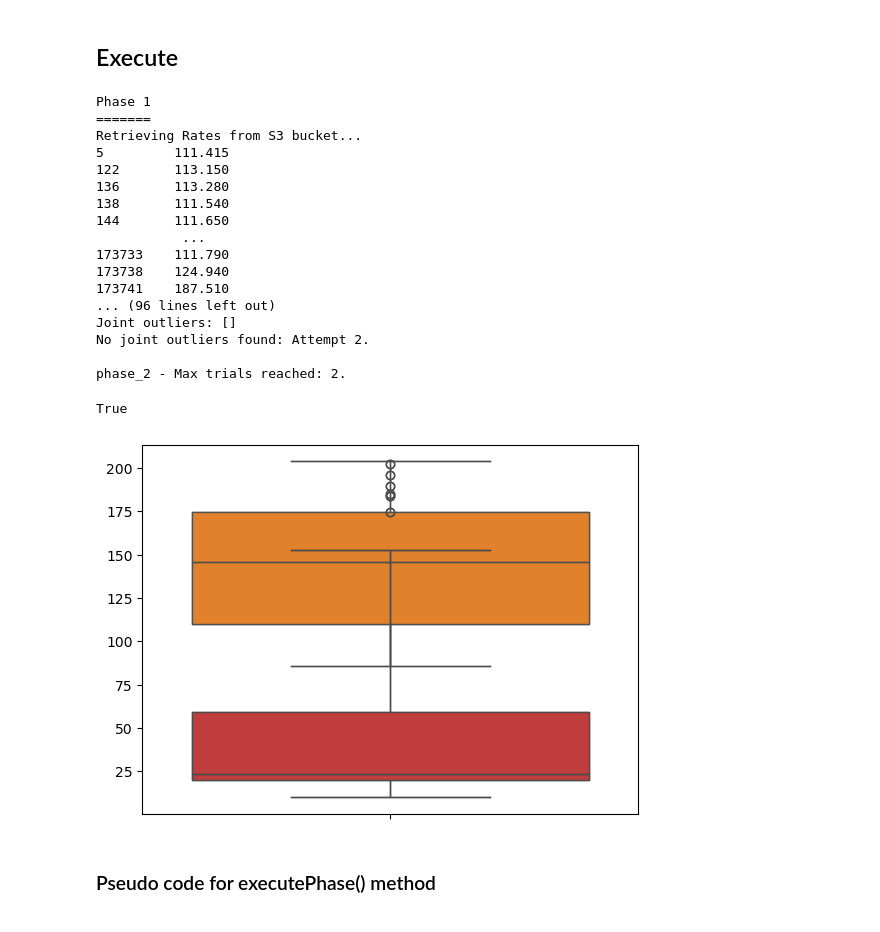
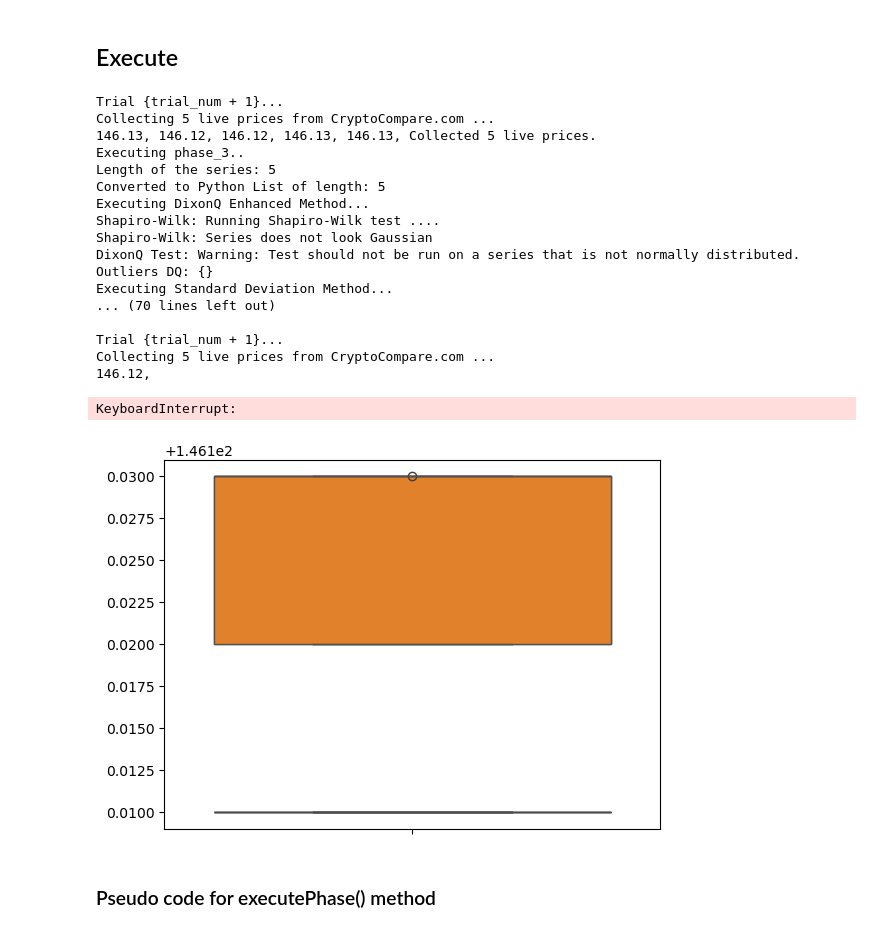
Before and after one commit to ptrayers/cs6512, a Jupyter notebook: Etivities/CS6512_Etivity_2.ipynb, the cells around one changed output. Saved outputs shown, nothing was run; the diff lists cells and outputs as text; code cells hidden in the pictures.

```diff
--- a/Etivities/CS6512_Etivity_2.ipynb
+++ b/Etivities/CS6512_Etivity_2.ipynb
@@ -982,6 +982,7 @@ class CS6512Assignment2:
         #print(f"Current Rate: {current_rate}")
 
         rates_history = cryptoCompare.readHistoryRates(cryptoCurrency, 600)
+        print(f"Historical Rates: {rates_history}")
 
         # Convert from Python list to a pandas Series (for executePhase method)
         series = pd.Series(rates_history)
@@ -1216,12 +1217,12 @@ class CS6512Assignment2:
                     ):
 
         trial_num = 0
-        MAX_TRIALS = 2   # applies for phase 1 and phase 2
+        MAX_TRIALS = 1
 
         while (True):
             #add your code here
 
-            print(f"\n{phase_num} - Trial #{trial_num + 1} of {MAX_TRIALS}..")
+            print(f"Executing {phase_num}..")
 
             len_series = 0
             if not series.empty:
@@ -1249,7 +1250,7 @@ class CS6512Assignment2:
             # Convert from Pandas Series to Python list for technique methods
 
             values_100_list = series.tolist()
-            #print(f"Converted to Python List of length: {len(values_100_list)}")
+            print(f"Converted to Python List of length: {len(values_100_list)}")
 
             # step #2.5: Execute algorithms
 
@@ -1274,8 +1275,7 @@ class CS6512Assignment2:
             print(f"Joint outliers: {joint_outliers_5}")
             if (joint_outliers_5 is not None) and (len(joint_outliers_5) > 0):
 
-                print(f"SUCCESS - Found Joint outliers for all 5 methods!!!")
-                print(f"Here are joint outliers for all pairs of techniques...")
+                print(f"Joint outliers: {joint_outliers_5}")
 
                 # joint outlier pairs
                 joint_outliers_DQ_StD = self.produceJointResultOutOfPair(outliers_DQ, outliers_StD)
@@ -1334,7 +1334,7 @@ class CS6512Assignment2:
 
             trial_num += 1
             if trial_num >= MAX_TRIALS:
-                print(f"\n{phase_num} - Max trials reached: {MAX_TRIALS}.")
+                print(f"Max trials reached: {MAX_TRIALS}.")
                 break
 
         return True
@@ -1344,16 +1344,12 @@ class CS6512Assignment2:
     def execute(self, s3_df, crypto_currency):
 
         #phase #1
-        print("\nPhase 1\n=======")
         series = self.extractSeriesFromDF(s3_df, crypto_currency)
-        print(f"Retrieving Rates from S3 bucket...\n{series}")
         assert isinstance(series, pd.Series), "The variable 'series' is not a pandas Series"
         self.executePhase("phase_1", series)
 
         #phase #2
-        print("\n\nPhase 2\n=======")
         series = self.extractSeriesFromCryptoCompare(crypto_currency)
-        print(f"Retrieving Historical Rates from CryptoCompare.com...\n{series}")
         assert isinstance(series, pd.Series), "The variable 'series' is not a pandas Series"
         self.executePhase("phase_2", series)
 
@@ -1390,39 +1386,37 @@ class CS6512Assignment2:
 
             # Convert from list to Series for executePhase()
             series_100 = pd.Series(prices)
-            print(f"\nCollected {len(series_100)} live prices.")
+            print(f"Collected {len(series_100)} live prices.")
             if self.executePhase("phase_3", series_100):
                 break
 
-            trial_num += 1
-
         return True
 # %% [markdown]
 ## Execute
 # %%
 assignment = CS6512Assignment2()
-assignment.execute(df, "SOL")
-#assignment.executeOnTimer("SOL")
+#assignment.execute(df, "SOL")
+assignment.executeOnTimer("SOL")
 # %% [output]
-Phase 1
-=======
-Retrieving Rates from S3 bucket...
-5         111.415
-122       113.150
-136       113.280
-138       111.540
-144       111.650
-           ...
-173733    111.790
-173738    124.940
-173741    187.510
-... (96 lines left out)
-Joint outliers: []
-No joint outliers found: Attempt 2.
+Trial {trial_num + 1}...
+Collecting 5 live prices from CryptoCompare.com ...
+146.13, 146.12, 146.12, 146.13, 146.13, Collected 5 live prices.
+Executing phase_3..
+Length of the series: 5
+Converted to Python List of length: 5
+Executing DixonQ Enhanced Method...
+Shapiro-Wilk: Running Shapiro-Wilk test ....
+Shapiro-Wilk: Series does not look Gaussian
+DixonQ Test: Warning: Test should not be run on a series that is not normally distributed.
+Outliers DQ: {}
+Executing Standard Deviation Method...
+... (70 lines left out)
 
-phase_2 - Max trials reached: 2.
+Trial {trial_num + 1}...
+Collecting 5 live prices from CryptoCompare.com ...
+146.12,
-True
+KeyboardInterrupt:
-[figure, old version]
+[figure, new version]
 # %% [markdown]
 ### Pseudo code for executePhase() method
 # %% [markdown]
```
